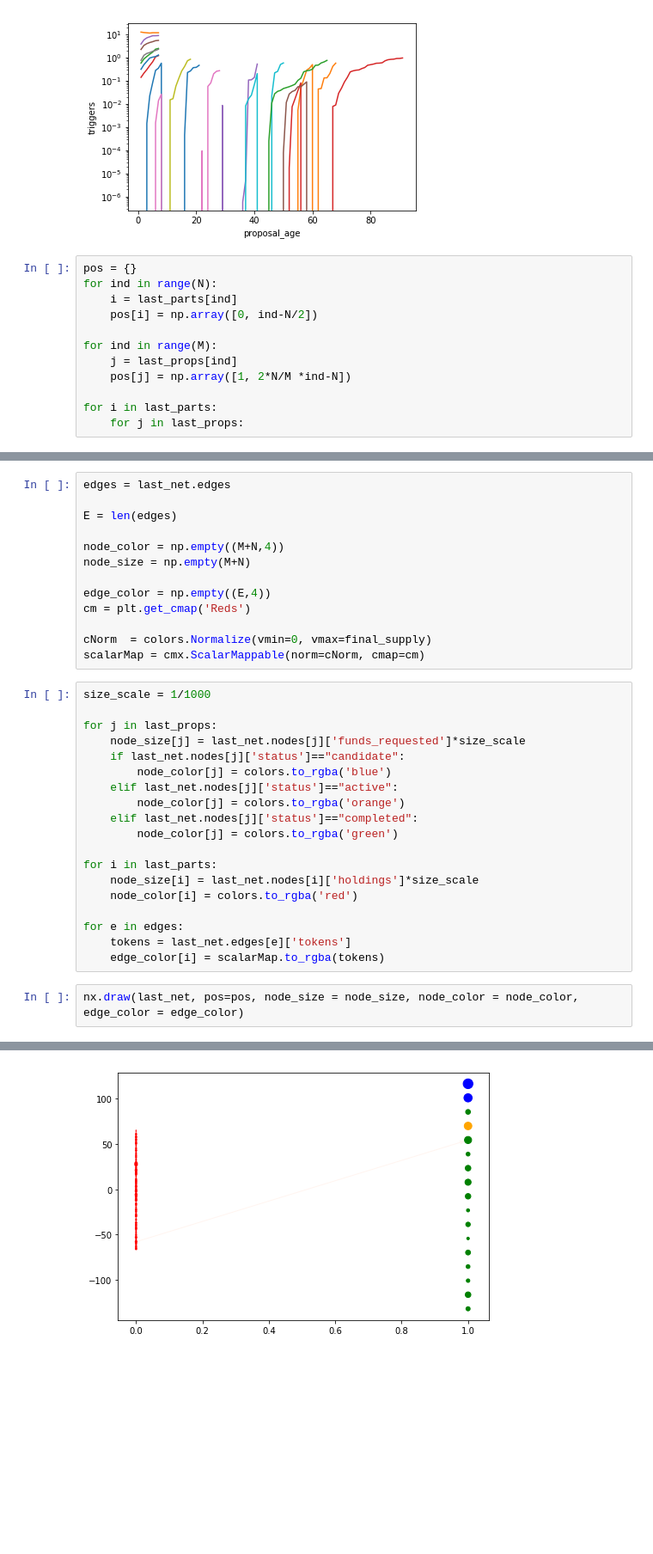
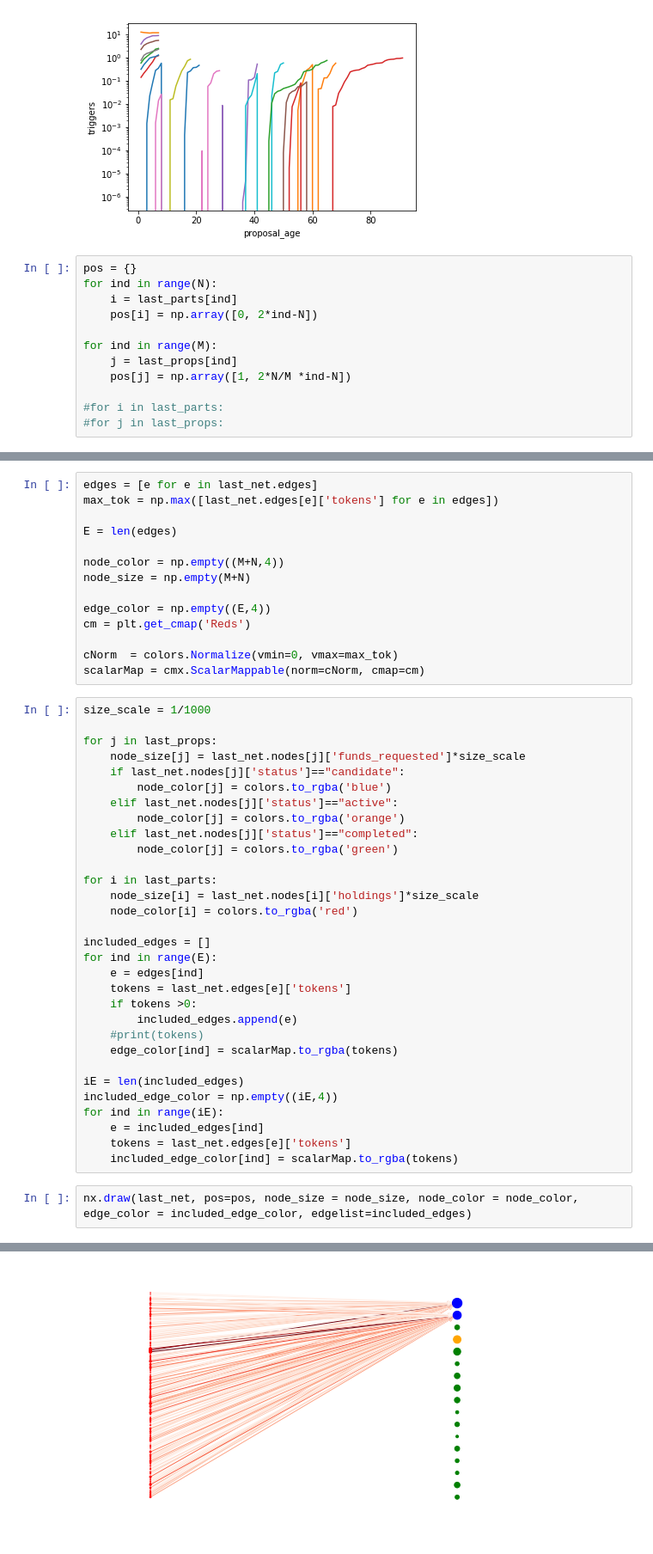
Before and after one commit to BlockScience/conviction, a Jupyter notebook: conviction_cadCAD.ipynb, the cells around one changed output, grey strips where cells are left out. Shown at 86% size. Cells and saved outputs as stored; diff of their text form; blank space fills up the shorter version.

Commit message:
plotting galore

```diff
--- a/conviction_cadCAD.ipynb
+++ b/conviction_cadCAD.ipynb
@@ -838,11 +838,11 @@ Text(0.5, 0, 'proposal_age')
 pos = {}
 for ind in range(N):
     i = last_parts[ind]
-    pos[i] = np.array([0, ind-N/2])
+    pos[i] = np.array([0, 2*ind-N])
 
 for ind in range(M):
     j = last_props[ind]
     pos[j] = np.array([1, 2*N/M *ind-N])
 
-for i in last_parts:
-    for j in last_props:
+#for i in last_parts:
+#for j in last_props:
@@ -851,5 +849,6 @@ final_supply = df.supply.values[-1]
 # %%
-edges = last_net.edges
+edges = [e for e in last_net.edges]
+max_tok = np.max([last_net.edges[e]['tokens'] for e in edges])
 
 E = len(edges)
 
@@ -859,7 +858,7 @@ node_size = np.empty(M+N)
 edge_color = np.empty((E,4))
 cm = plt.get_cmap('Reds')
 
-cNorm  = colors.Normalize(vmin=0, vmax=final_supply)
+cNorm  = colors.Normalize(vmin=0, vmax=max_tok)
 scalarMap = cmx.ScalarMappable(norm=cNorm, cmap=cm)
 # %%
 size_scale = 1/1000
@@ -877,9 +876,21 @@ for i in last_parts:
     node_size[i] = last_net.nodes[i]['holdings']*size_scale
     node_color[i] = colors.to_rgba('red')
 
-for e in edges:
+included_edges = []
+for ind in range(E):
+    e = edges[ind]
     tokens = last_net.edges[e]['tokens']
-    edge_color[i] = scalarMap.to_rgba(tokens)
+    if tokens >0:
+        included_edges.append(e)
+    #print(tokens)
+    edge_color[ind] = scalarMap.to_rgba(tokens)
+
+iE = len(included_edges)
+included_edge_color = np.empty((iE,4))
+for ind in range(iE):
+    e = included_edges[ind]
+    tokens = last_net.edges[e]['tokens']
+    included_edge_color[ind] = scalarMap.to_rgba(tokens)
 # %%
-nx.draw(last_net, pos=pos, node_size = node_size, node_color = node_color, edge_color = edge_color)
+nx.draw(last_net, pos=pos, node_size = node_size, node_color = node_color, edge_color = included_edge_color, edgelist=included_edges)
 # %% [output]
@@ -887 +897 @@ ValueError: RGBA values should be within 0-1 range
-[figure, old version]
+[figure, new version]
```
Also changed, not shown: parts of 4 cells of this notebook.
